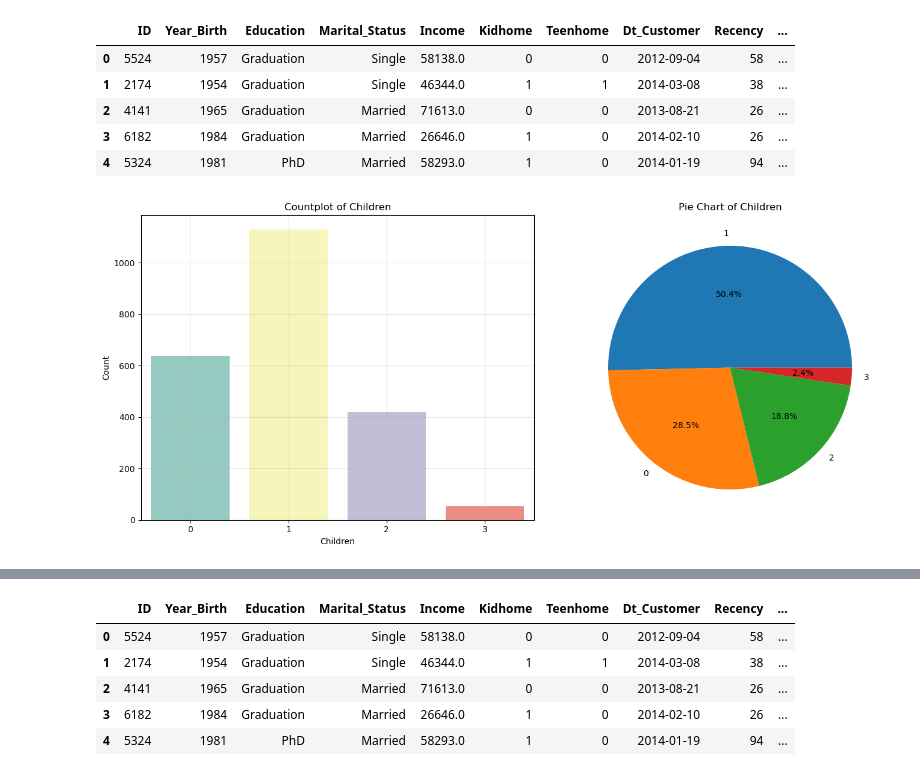
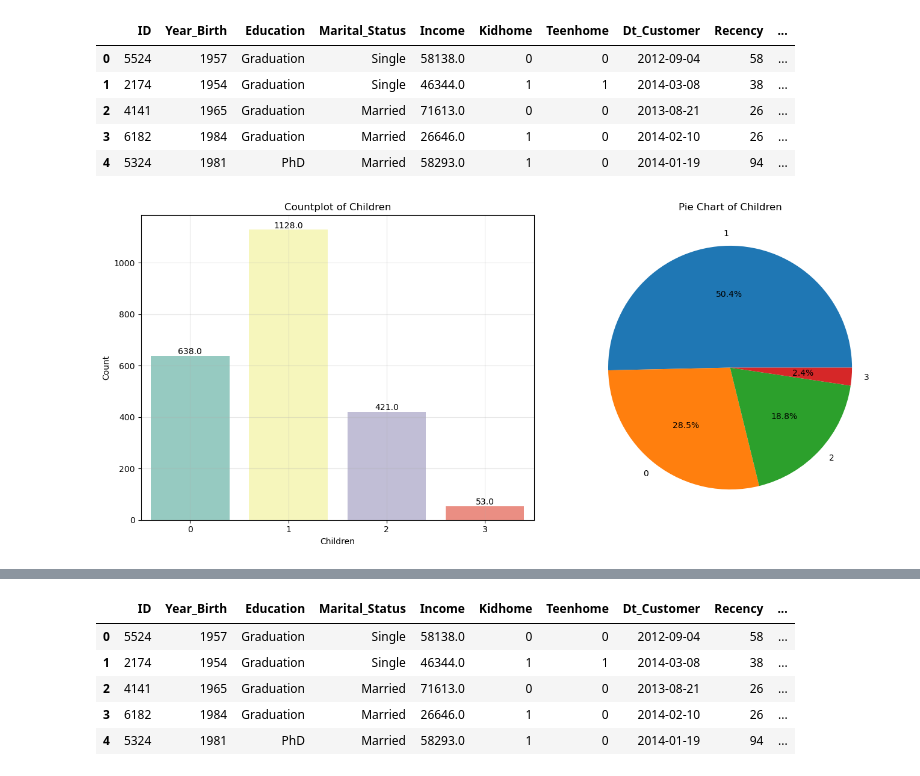
Before and after one commit to vijaycross/Customer-Personality-Analysis, a Jupyter notebook: Week 2 - FE.ipynb, the cells around one changed output, grey strips where cells are left out. Saved outputs shown, nothing was run; the diff lists cells and outputs as text; code cells hidden in the pictures.

```diff
--- a/Week 2 - FE.ipynb
+++ b/Week 2 - FE.ipynb
@@ -499,6 +506,10 @@ axes[0].set_title('Countplot of Complain')
 axes[0].set_xlabel('Complain')
 axes[0].set_ylabel('Count')
 
+# Add total count inside each bar
+for p in axes[0].patches:
+    axes[0].annotate(f'{p.get_height()}', (p.get_x() + p.get_width() / 2., p.get_height()), ha='center', va='center', fontsize=10, color='black', xytext=(0, 5), textcoords='offset points')
+
 # Create pie chart
 df['Complain'].value_counts().plot(kind='pie', autopct='%1.1f%%', ax=axes[1])
 axes[1].set_title('Pie Chart of Complain')
@@ -522,6 +533,10 @@ axes[0].set_title('Countplot of Response')
 axes[0].set_xlabel('Response')
 axes[0].set_ylabel('Count')
 
+# Add total count inside each bar
+for p in axes[0].patches:
+    axes[0].annotate(f'{p.get_height()}', (p.get_x() + p.get_width() / 2., p.get_height()), ha='center', va='center', fontsize=10, color='black', xytext=(0, 5), textcoords='offset points')
+
 # Create pie chart
 df['Response'].value_counts().plot(kind='pie', autopct='%1.1f%%', ax=axes[1])
 axes[1].set_title('Pie Chart of Response')
@@ -686,0 +604,17 @@ Visualize correlations using a heatmap.
+# %%
+# Calculate the first quartile (Q1) and third quartile (Q3)
+Q1 = df['Income'].quantile(0.25)
+Q3 = df['Income'].quantile(0.75)
+
+# Calculate the Interquartile Range (IQR)
+IQR = Q3 - Q1
+
+# Define the lower and upper bounds for outliers detection
+lower_bound = Q1 - 1.5 * IQR
+upper_bound = Q3 + 1.5 * IQR
+
+# Get the rows containing outliers in the 'Income' feature
+outliers_df = df[(df['Income'] < lower_bound) | (df['Income'] > upper_bound)]
+
+# Display the modified DataFrame
+outliers_df[['ID', 'Year_Birth', 'Education', 'Marital_Status', 'Income']]
@@ -686,0 +631,9 @@ Visualize correlations using a heatmap.
+# %%
+# Calculate the mean income for each education group
+education_mean_income = df.groupby('Education')['Income'].transform('mean')
+
+# Replace outliers with the group mean
+df.loc[(df['Income'] < lower_bound) | (df['Income'] > upper_bound), 'Income'] = education_mean_income
+
+# Display the modified DataFrame
+df.head()
@@ -725,20 +702,24 @@ df.head()
 # %%
 # Create subplots
 fig, axes = plt.subplots(1, 2, figsize=(14, 6))
 
 # Create countplot
 sns.countplot(x="Children", data=df, palette="Set3", ax=axes[0])
 axes[0].grid(alpha=0.3)
 axes[0].set_title('Countplot of Children')
 axes[0].set_xlabel('Children')
 axes[0].set_ylabel('Count')
 
+# Add total count inside each bar
+for p in axes[0].patches:
+    axes[0].annotate(f'{p.get_height()}', (p.get_x() + p.get_width() / 2., p.get_height()), ha='center', va='center', fontsize=10, color='black', xytext=(0, 5), textcoords='offset points')
+
 # Create pie chart
 df['Children'].value_counts().plot(kind='pie', autopct='%1.1f%%', ax=axes[1])
 axes[1].set_title('Pie Chart of Children')
 axes[1].set_ylabel('')
 
 plt.tight_layout()
 plt.show()
 # %% [output]
-[figure, old version]
+[figure, new version]
```
Also changed, not shown: parts of 85 cells of this notebook.
